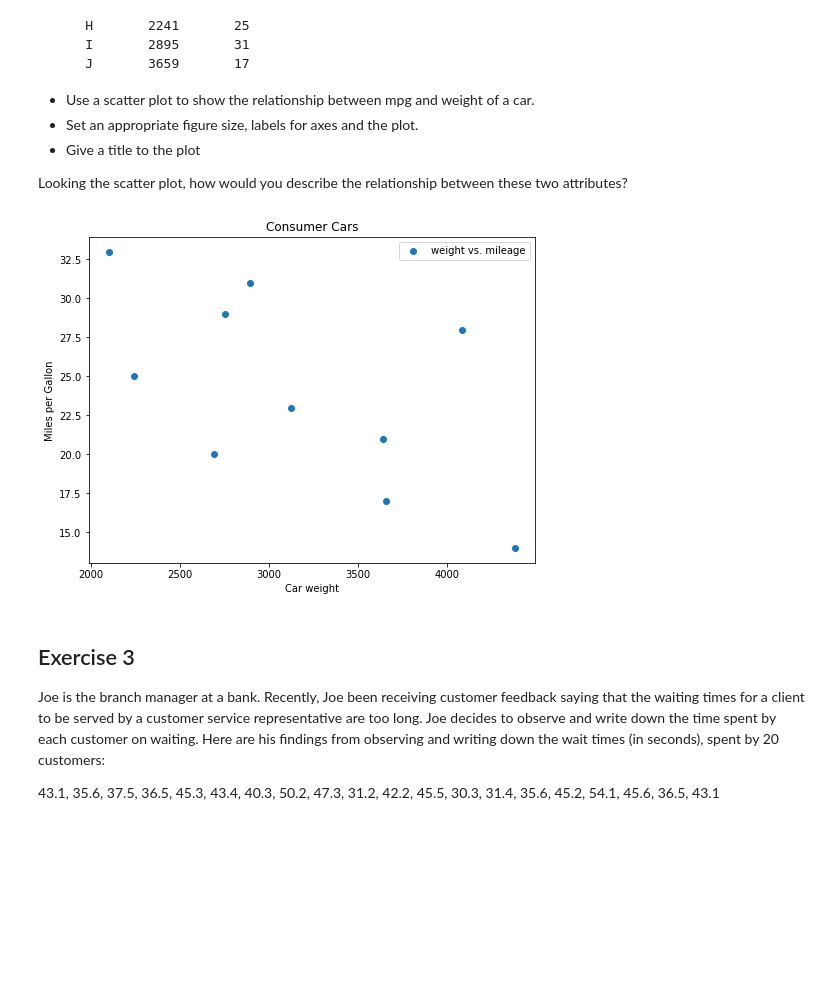
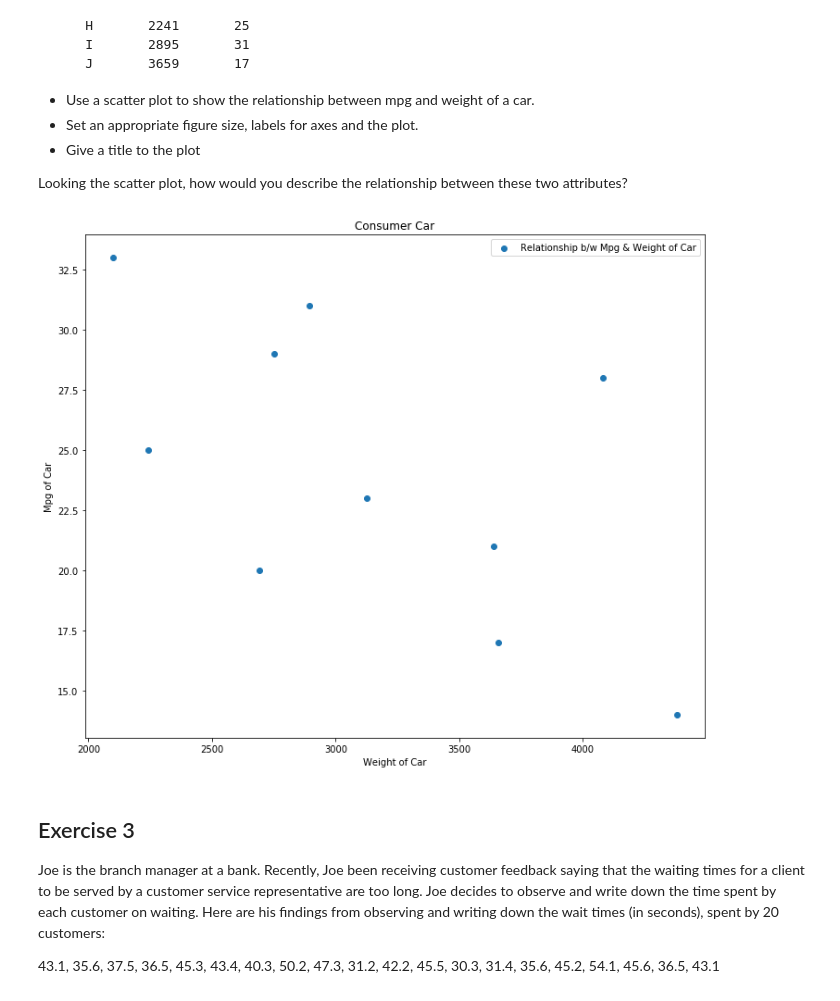
Before and after one commit to raheelzulfiqar/dsc-data-viz-lab-seattle-ds-062419, a Jupyter notebook: index.ipynb, the cells around one changed output. Cells and saved outputs as stored; diff of their text form; code cells hidden in the pictures; blank space fills up the shorter version.

```diff
--- a/index.ipynb
+++ b/index.ipynb
@@ -73,25 +73,25 @@ Looking the scatter plot, how would you describe the relationship between these
 # %%
 weight = [2750, 3125, 2100, 4082, 2690, 3640, 4380, 2241, 2895, 3659]
 mpg = [29, 23, 33, 28, 20, 21, 14, 25, 31, 17]
 
 # Set the figure size in inches
 plt.figure (figsize=(12,10))
 x = weight
 y = mpg
 
 plt.scatter(x, y, label = 'Relationship b/w Mpg & Weight of Car')
 
 plt.xlabel('Weight of Car')
 plt.ylabel('Mpg of Car')
 plt.title('Consumer Car')
 plt.legend()
 
-plt.sho
+plt.show()
 # Plot with scatter()
 
 # Set x and y axes labels and give titles
 # %% [output]
-[figure, old version]
+[figure, new version]
 # %% [markdown]
 ## Exercise 3
 
```
